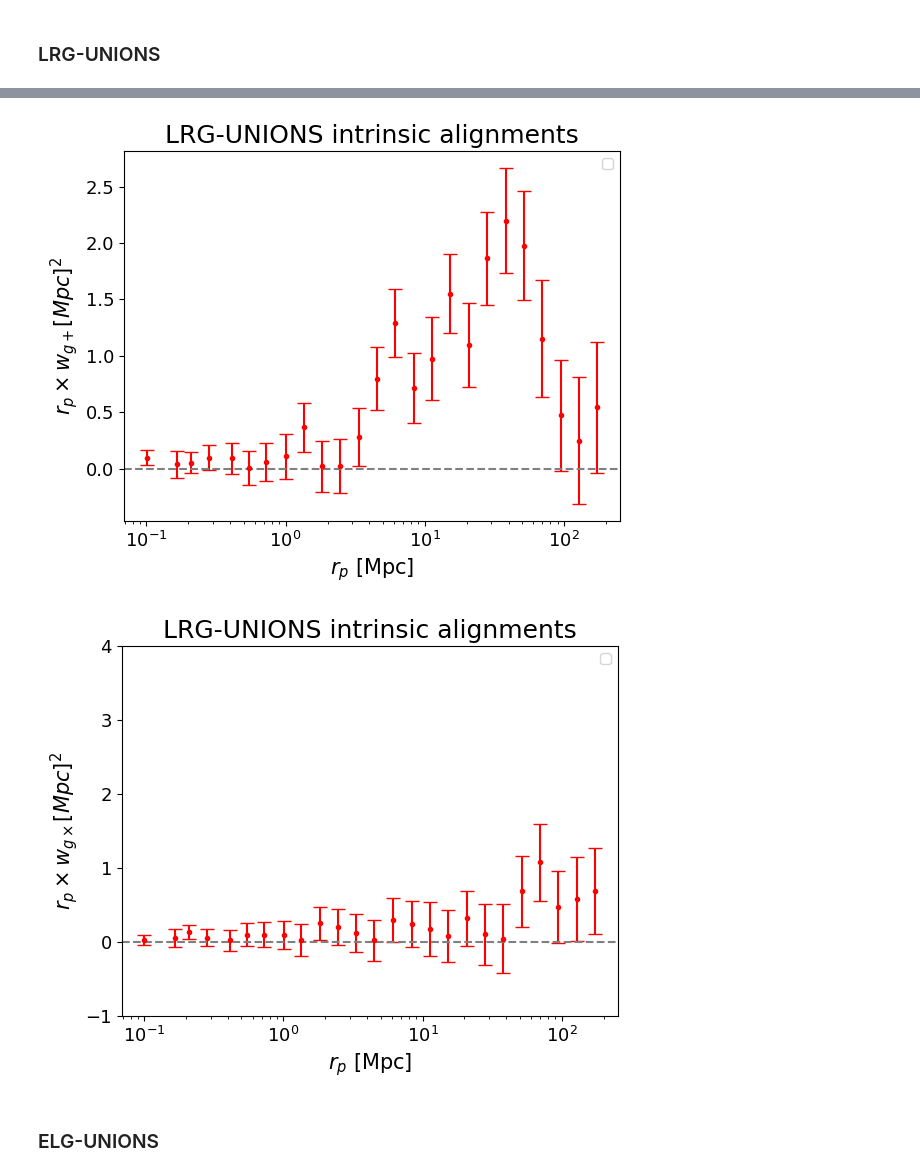
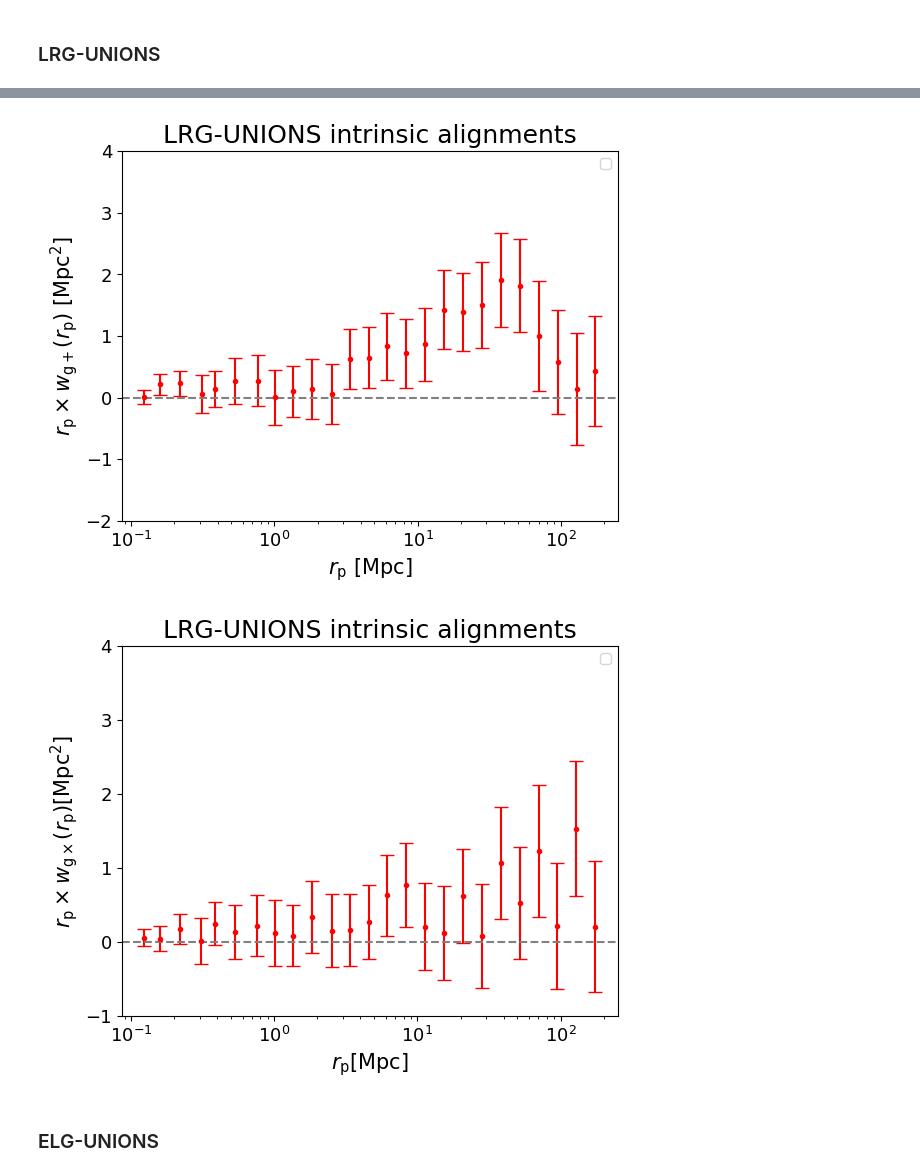
Before and after one commit to antonincorinaldi/3D_intrinsic_alignment, a Jupyter notebook: notebooks/intrinsic_alignment/TreeCorr_galaxies.ipynb, the cells around one changed output, grey strips where cells are left out. Cells and saved outputs as stored; diff of their text form; code cells hidden in the pictures.

```diff
--- a/notebooks/intrinsic_alignment/TreeCorr_galaxies.ipynb
+++ b/notebooks/intrinsic_alignment/TreeCorr_galaxies.ipynb
@@ -129,7 +134,7 @@ z_r_cmass = chi * np.sin(random_cmass['DEC'].values * np.pi / 180)
 # %% [markdown]
 #### UNIONS-LRG data
 # %%
-unions_lrg_table = Table.read('/Users/antonincorinaldi/Documents/stage césure/data/UNIONS-DESI/unions_lrg_cross.fits')
+unions_lrg_table = Table.read('/Users/antonincorinaldi/Documents/stage césure/data/UNIONS-DESI/unions1.5.3_lrg_cross.fits')
 
 names = [name for name in unions_lrg_table.colnames if len(unions_lrg_table[name].shape) <= 1]
 filtered_tbl = unions_lrg_table[names]
@@ -140,7 +145,7 @@ unions_lrg = filtered_tbl.to_pandas()
 
 
 
-unions_lrg_tableZ = Table.read('/Users/antonincorinaldi/Documents/stage césure/data/UNIONS-DESI/unions_lrg_crossZ.fits')
+unions_lrg_tableZ = Table.read('/Users/antonincorinaldi/Documents/stage césure/data/UNIONS-DESI/unions1.5.3_lrg_crossZ.fits')
 
 names = [name for name in unions_lrg_tableZ.colnames if len(unions_lrg_tableZ[name].shape) <= 1]
 filtered_tbl = unions_lrg_tableZ[names]
@@ -164,7 +169,7 @@ e1_sd_lrg = unions_lrg['e1'].values ; e2_sd_lrg = unions_lrg['e2'].values ; w_sd
 # %% [markdown]
 #### LRG data
 # %%
-lrg_table = Table.read('/Users/antonincorinaldi/Documents/stage césure/data/DESI/lrg_data_NGC+SGC.fits')
+lrg_table = Table.read('/Users/antonincorinaldi/Documents/stage césure/data/DESI/LRG_data_NGC+SGC.fits')
 
 names = [name for name in lrg_table.colnames if len(lrg_table[name].shape) <= 1]
 filtered_tbl = lrg_table[names]
@@ -177,6 +182,9 @@ dec_min, dec_max = np.min(unions_lrg['Dec']), np.max(unions_lrg['Dec'])
 
 lrg = lrg[(lrg['RA'] >= ra_min) & (lrg['RA'] <= ra_max) & (lrg['DEC'] >= dec_min) & (lrg['DEC'] <= dec_max)]
 
+sample_size = 500_000
+lrg = lrg.sample(n=sample_size, random_state=42)
+
 chi = cosmo.comoving_distance(lrg['Z'] ).value
 
 
@@ -187,7 +195,7 @@ z_d_lrg = chi * np.sin(lrg['DEC'].values * np.pi / 180)
 # %% [markdown]
 #### LRG randoms
 # %%
-random_lrg_table = Table.read('/Users/antonincorinaldi/Documents/stage césure/data/DESI/lrg_random_NGC+SGC.fits')
+random_lrg_table = Table.read('/Users/antonincorinaldi/Documents/stage césure/data/DESI/LRG_random_NGC+SGC.fits')
 
 names = [name for name in random_lrg_table.colnames if len(random_lrg_table[name].shape) <= 1]
 filtered_tbl = random_lrg_table[names]
@@ -200,7 +208,8 @@ dec_min, dec_max = np.min(unions_lrg['Dec']), np.max(unions_lrg['Dec'])
 
 random_lrg = random_lrg[(random_lrg['RA'] >= ra_min) & (random_lrg['RA'] <= ra_max) & (random_lrg['DEC'] >= dec_min) & (random_lrg['DEC'] <= dec_max)]
 
-
+sample_size = 500_000
+random_lrg = random_lrg.sample(n=sample_size, random_state=42)
 
 chi = cosmo.comoving_distance(random_lrg['Z'] ).value
 
@@ -675,9 +675,16 @@ xi_gp_lrg, xi_gc_lrg, var_lrg, r_lrg = compute_galaxy_intrinsic_alignments (x_sd
 
                                             x_r_lrg, y_r_lrg, z_r_lrg,
 
+                                            pi_max = 20,
+
+                                            rp_min=0.1, rp_max = 200.,
+
+                                            bin_type='Log',
+
                                             nrp=25, npi=50,
 
-                                            npatch=20)
+                                            npatch=20
+                                            )
 
 
 nrp=25
@@ -702,28 +702,30 @@ plotting_correlation_function(xi_gp_lrg.T, xi_gc_lrg.T, rmin=60, sigma=2,
 # %%
-plt.errorbar(np.exp(r_lrg[0,:]), np.exp(r_lrg[0,:])*wgp_lrg, yerr= np.exp(r_lrg[0,:])*sigma_gp_lrg, fmt='o', markersize=3, capsize=5, color='red')
+plt.errorbar(r_lrg[0,:], r_lrg[0,:]*wgp_lrg, yerr= r_lrg[0,:]*sigma_gp_lrg, fmt='o', markersize=3, capsize=5, color='red')
 plt.xscale('log')
-plt.xlabel(r'$r_p$ [Mpc]', fontsize=15)
-plt.ylabel(r'$r_p \times w_{g+} [Mpc]^2$', fontsize=15)
+plt.xlabel(r'$r_\mathrm{p}~[\mathrm{Mpc}]$', fontsize=15)
+plt.ylabel(r'$r_\mathrm{p} \times w_{\mathrm{g+}}(r_\mathrm{p})~[\mathrm{Mpc}^2]$', fontsize=15) ; plt.ylim(-2,4)
 plt.tick_params(axis='both', which='major', labelsize=13)
 plt.legend()
 plt.axhline(0, color='grey', linestyle='--')
 plt.title("LRG-UNIONS intrinsic alignments", fontsize=18)
+plt.savefig("LRG-UNIONS_wgp.pdf", bbox_inches='tight')
 plt.show()
 
 
 
-plt.errorbar(np.exp(r_lrg[0,:]), np.exp(r_lrg[0,:])*wgc_lrg, yerr= np.exp(r_lrg[0,:])*sigma_gc_lrg, fmt='o', markersize=3, capsize=5, color='red')
+plt.errorbar(r_lrg[0,:], r_lrg[0,:]*wgc_lrg, yerr= r_lrg[0,:]*sigma_gc_lrg, fmt='o', markersize=3, capsize=5, color='red')
 plt.xscale('log')
-plt.xlabel(r'$r_p$ [Mpc]', fontsize=15)
-plt.ylabel(r'$r_p \times w_{g\times} [Mpc]^2$', fontsize=15)
+plt.xlabel(r'$r_\mathrm{p} [\mathrm{Mpc}]$', fontsize=15)
+plt.ylabel(r'$r_\mathrm{p} \times w_{\mathrm{g\times}}(r_\mathrm{p}) [\mathrm{Mpc}^2]$', fontsize=15) ; plt.ylim(-1,4)
 plt.tick_params(axis='both', which='major', labelsize=13)
 plt.ylim(-1,4)
 plt.legend()
 plt.axhline(0, color='grey', linestyle='--')
 plt.title("LRG-UNIONS intrinsic alignments", fontsize=18)
+plt.savefig("LRG-UNIONS_wgc.pdf", bbox_inches='tight')
 plt.show()
 # %% [output]
-[figure, old version]
+[figure, new version]
-[figure, old version]
+[figure, new version]
 # %% [markdown]
 ### ELG-UNIONS
```
Also changed, not shown: parts of 34 cells of this notebook.
